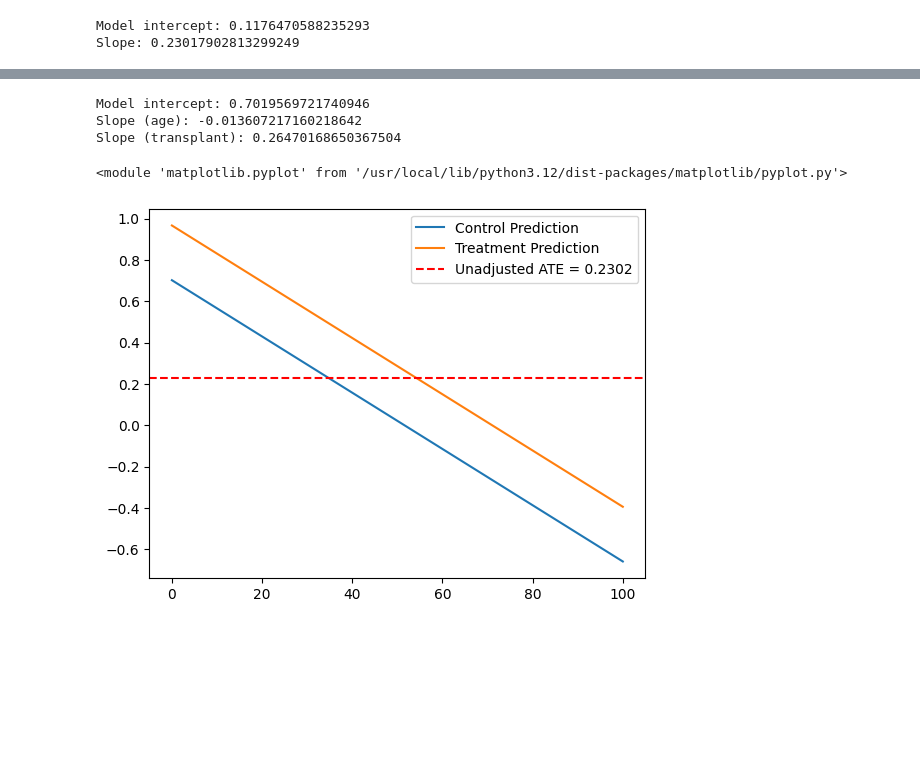
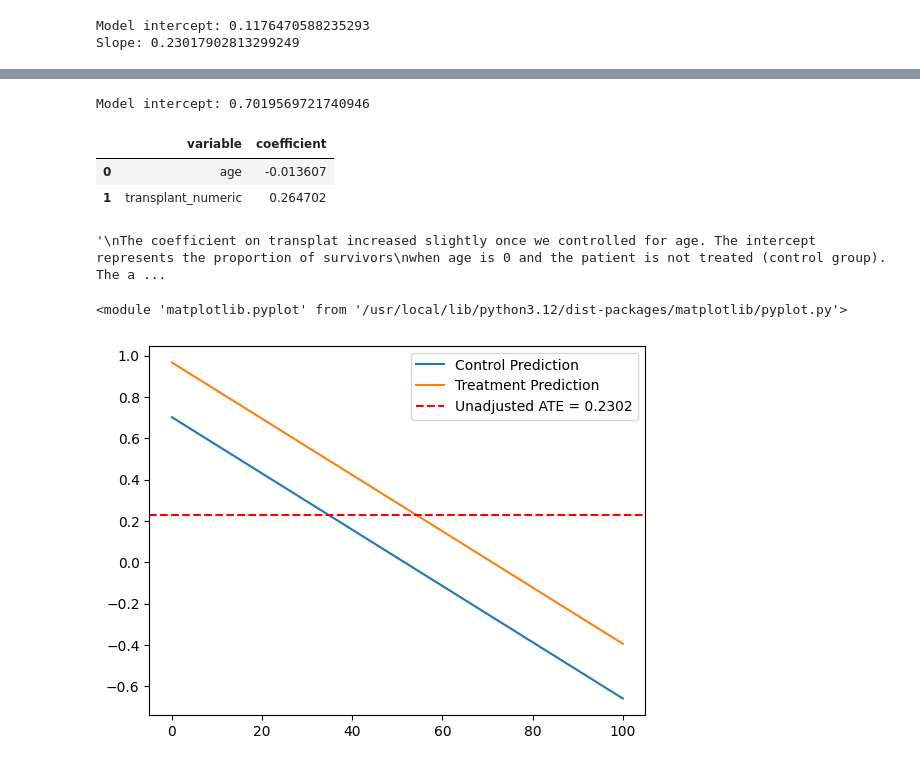
Before and after one commit to oliviapang/DS_3001_Assignments, a Jupyter notebook: Assignment_3/3_Linear_Models.ipynb, the cells around one changed output, grey strips where cells are left out. Drawn from its saved outputs; the diff is of its cells as text; code cells hidden in the pictures; blank space fills up the shorter version.

```diff
--- a/Assignment_3/3_Linear_Models.ipynb
+++ b/Assignment_3/3_Linear_Models.ipynb
@@ -445,24 +468,26 @@ The intercept is the same as the proportion of survivors in the control group. T
 # %%
 # 3
 X = df.loc[:, ['age', 'transplant_numeric']]
 y = df['y']
 
 model = LinearRegression()
 model.fit(X, y)
 
 print(f'Model intercept: {model.intercept_}')
-print(f"Slope (age): {model.coef_[0]}")
-print(f"Slope (transplant): {model.coef_[1]}")
+pd.DataFrame({'variable':model.feature_names_in_, 'coefficient':model.coef_ })
 # %% [output]
 Model intercept: 0.7019569721740946
-Slope (age): -0.013607217160218642
-Slope (transplant): 0.26470168650367504
+|  | variable | coefficient |
+| 0 | age | -0.013607 |
+| 1 | transplant_numeric | 0.264702 |
 # %%
 '''
-The coefficient on transplat increased slightly once we controlled for age. The intercept represents the proportion of survivors
+The coefficient on transplant increased slightly once we controlled for age. The intercept represents the proportion of survivors
 when age is 0 and the patient is not treated (control group). The age slope represents the change in probability of survival for
 every year increase in age. Here, survival probability decreases as the patient gets older. The transplant slope represents the
 change in survival probability if the patient goes from no transplant (0) to having a transplant (1). This is the ATE.
 '''
+# %% [output]
+'\nThe coefficient on transplat increased slightly once we controlled for age. The intercept represents the proportion of survivors\nwhen age is 0 and the patient is not treated (control group). The a ...
 # %%
 range = np.linspace(0, 100)
```
Also changed, not shown: parts of 15 cells of this notebook.
